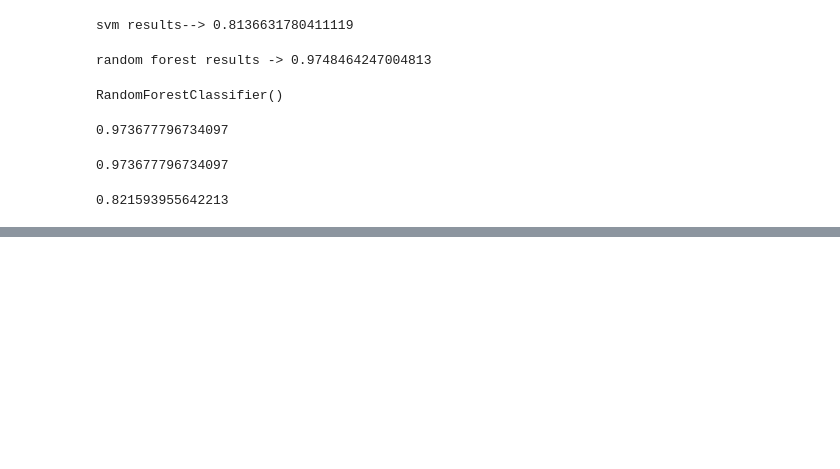
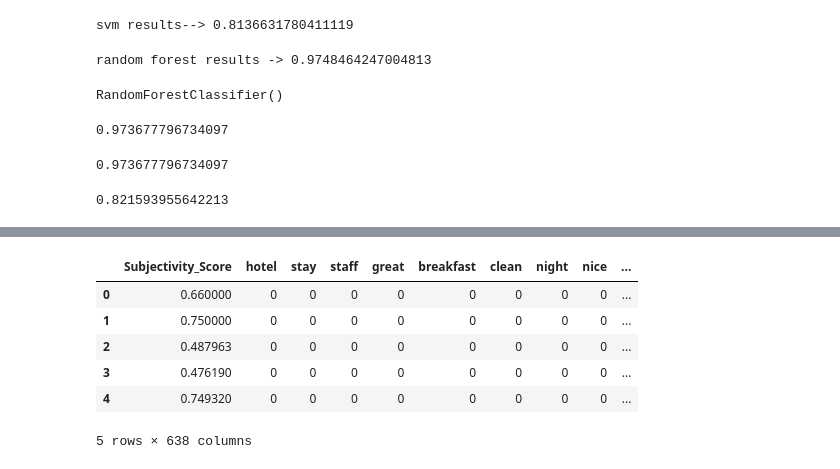
Before and after one commit to Awais-mohammad/Sentiment-Analysis, a Jupyter notebook: Merging_Feature.ipynb, the cells around one changed output, grey strips where cells are left out. Saved outputs shown, nothing was run; the diff lists cells and outputs as text; code cells hidden in the pictures; blank space fills up the shorter version.

```diff
--- a/Merging_Feature.ipynb
+++ b/Merging_Feature.ipynb
@@ -167,0 +181,18 @@ pickle.dump(clf, open('svm_model_allFeatures', 'wb'))
+# %%
+# adding predicted labels in features matrix for svm
+# load model
+# loading saved model
+svm_model = pickle.load(open('svm_model_allFeatures', 'rb'))
+# predict
+predictions=svm_model.predict(X)
+# %%
+allFeatures.insert(len(allFeatures.columns),'SVM_Predictions',predictions)
+allFeatures.head()
+# %% [output]
+|  | Subjectivity_Score | hotel | stay | staff | great | breakfast | clean | night | nice | ... |
+| 0 | 0.660000 | 0 | 0 | 0 | 0 | 0 | 0 | 0 | 0 | ... |
+| 1 | 0.750000 | 0 | 0 | 0 | 0 | 0 | 0 | 0 | 0 | ... |
+| 2 | 0.487963 | 0 | 0 | 0 | 0 | 0 | 0 | 0 | 0 | ... |
+| 3 | 0.476190 | 0 | 0 | 0 | 0 | 0 | 0 | 0 | 0 | ... |
+| 4 | 0.749320 | 0 | 0 | 0 | 0 | 0 | 0 | 0 | 0 | ... |
+5 rows × 638 columns
```
Also changed, not shown: parts of 3 cells of this notebook.
